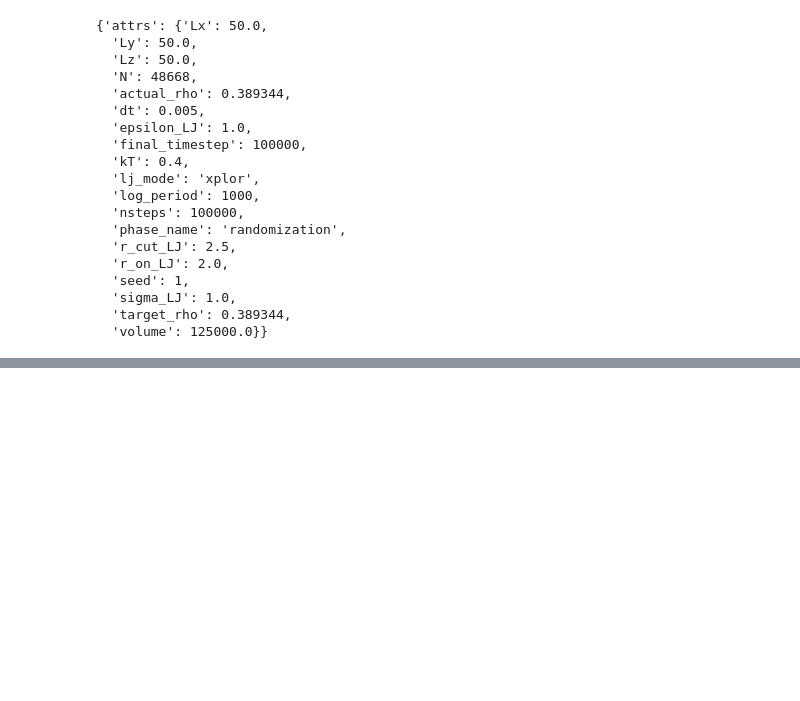
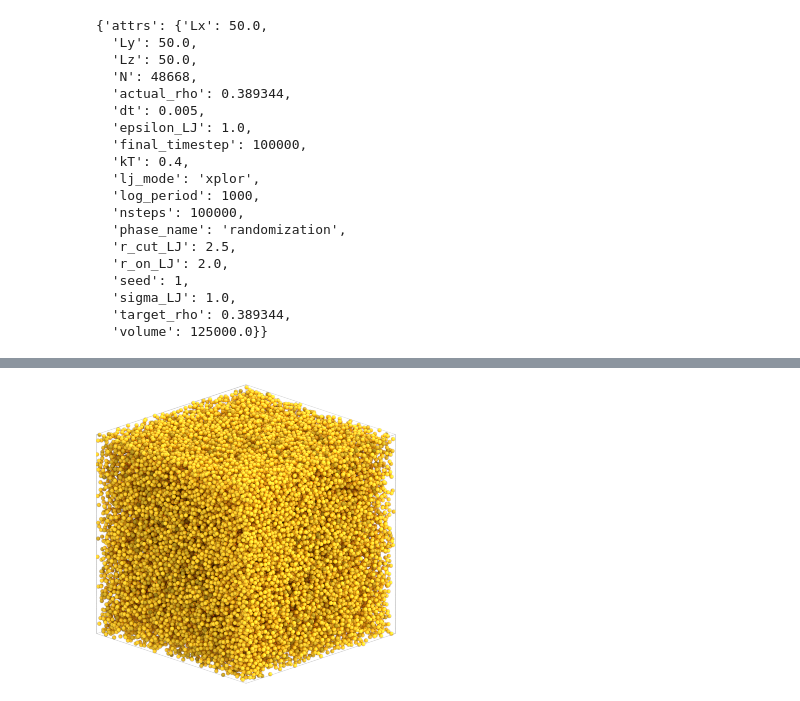
Before and after one commit to SBC-Collaboration/MDsims, a Jupyter notebook: Sandbox2.ipynb, the cells around one changed output, grey strips where cells are left out. Saved outputs shown, nothing was run; the diff lists cells and outputs as text; code cells hidden in the pictures; blank space fills up the shorter version.

```diff
--- a/Sandbox2.ipynb
+++ b/Sandbox2.ipynb
@@ -95,6 +92,7 @@ vh.plot_voxel_histogram(sim, nbins=10, use_density=False);
 [figure]
 # %%
 log_path = "/exp/e961/data/MDsims-data/pnichols/Thermalized_States/BoxLength_50.0/rho_0.39/kT_0.40/randomization_nsteps_100000_log.hdf5"
+gsd_path = "/exp/e961/data/MDsims-data/pnichols/Thermalized_States/BoxLength_50.0/rho_0.39/kT_0.40/randomization_nsteps_100000.gsd"
 log = lh.read_hdf5_log(log_path)
 log['metadata']
 # %% [output]
@@ -119,0 +165,7 @@ log['metadata']
+# %%
+with gsd.hoomd.open(gsd_path, "r") as traj:
+    frame = traj[0]
+
+vh.render(frame)
+# %% [output]
+[figure, added]
```
Also changed, not shown: parts of 5 cells of this notebook.
